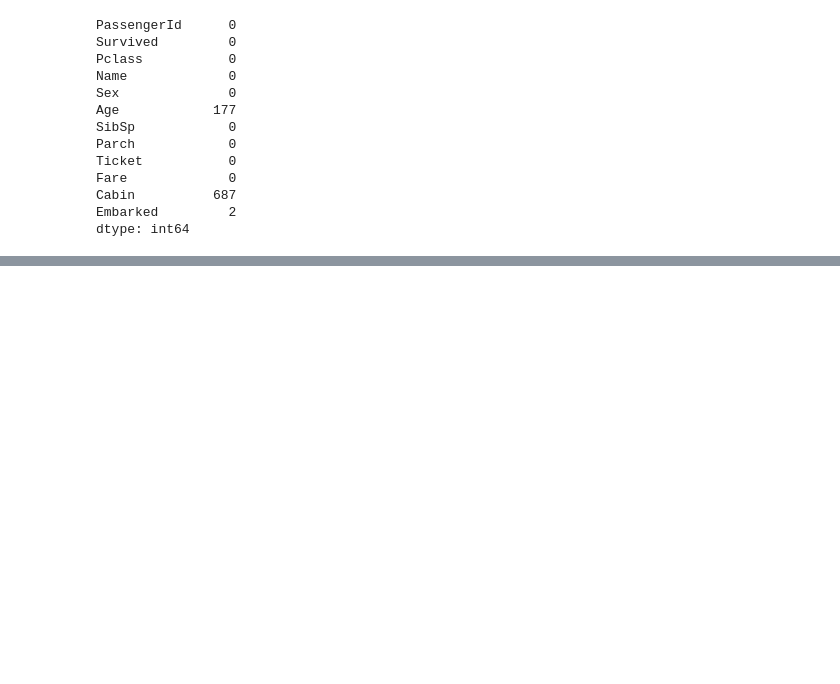
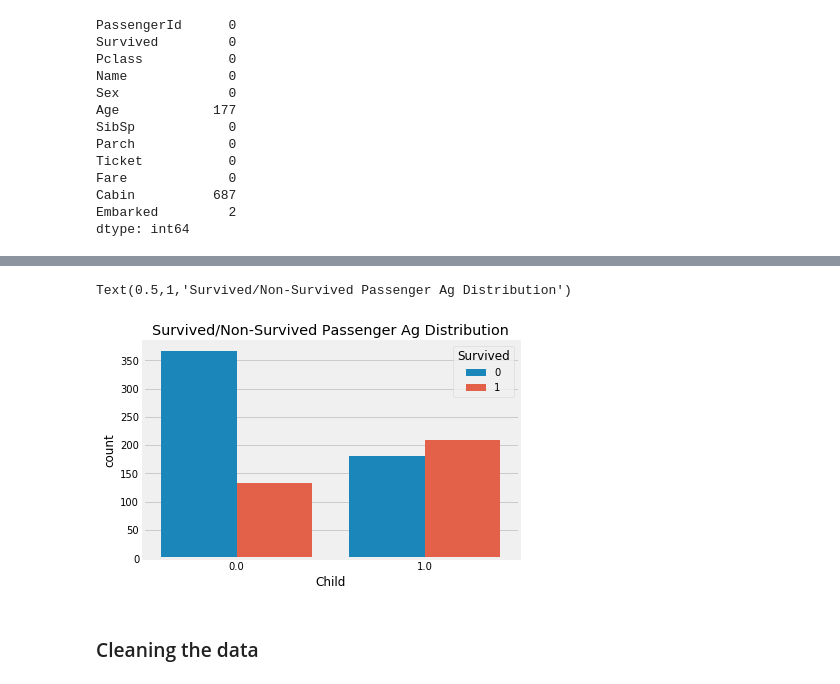
Before and after one commit to DataScienceClub777/DSC, a Jupyter notebook: DSC Titanic.ipynb, the cells around one changed output, grey strips where cells are left out. Drawn from its saved outputs; the diff is of its cells as text; code cells hidden in the pictures; blank space fills up the shorter version.

```diff
--- a/DSC Titanic.ipynb
+++ b/DSC Titanic.ipynb
@@ -141,0 +211,9 @@ plt.xticks(sorted(train.Pclass.unique()), labels);
+# %%
+# Let's visualize survival rate for children and adults
+sns.countplot(x = "Child", hue="Survived", data = train, linewidth=2)
+plt.title("Survived/Non-Survived Passenger Age Distribution")
+# %% [output]
+Text(0.5,1,'Survived/Non-Survived Passenger Ag Distribution')
+[figure, added]
+# %% [markdown]
+### Cleaning the data
```
Also changed, not shown: parts of 35 cells of this notebook.
